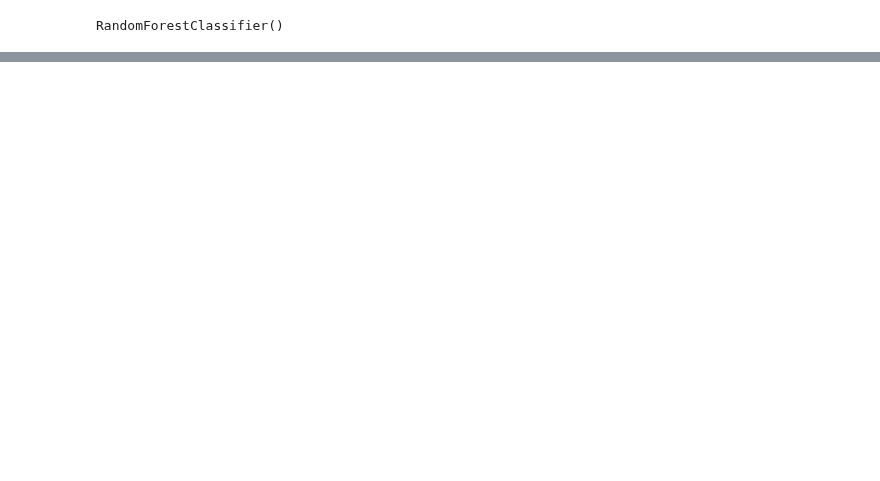
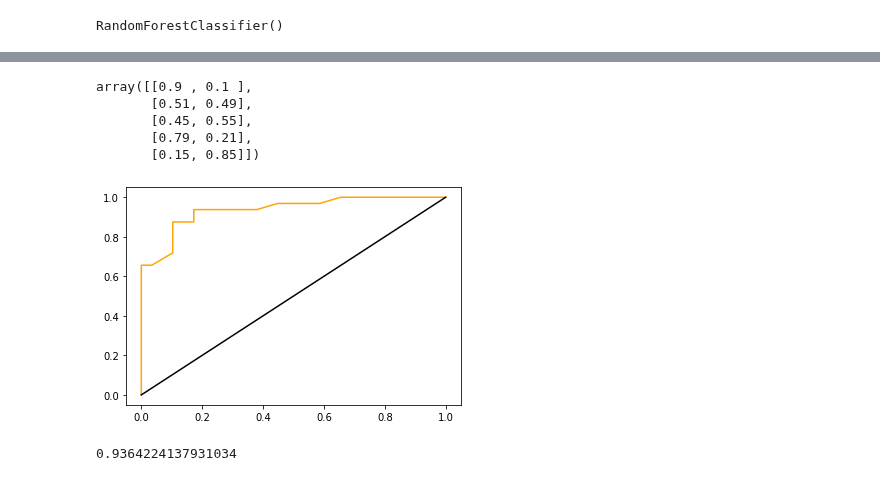
Before and after one commit to kozz84/Udemy, a Jupyter notebook: ZTM_ML_&_DS_Bootcamp_2022.ipynb, the cells around one changed output, grey strips where cells are left out. Saved outputs shown, nothing was run; the diff lists cells and outputs as text; code cells hidden in the pictures; blank space fills up the shorter version.

```diff
--- a/ZTM_ML_&_DS_Bootcamp_2022.ipynb
+++ b/ZTM_ML_&_DS_Bootcamp_2022.ipynb
@@ -522,0 +521,23 @@ array([[0.86, 0.14],
+# %%
+y_probs = model.predict_proba(X_test)
+# %%
+y_probs[:5]
+# %% [output]
+array([[0.9 , 0.1 ],
+       [0.51, 0.49],
+       [0.45, 0.55],
+       [0.79, 0.21],
+       [0.15, 0.85]])
+# %%
+y_probs_positive = y_probs[:,1]
+# %%
+fpr,tpr,thresholds = roc_curve(y_test,y_probs_positive)
+# %%
+def plot_roc_curve(fpr,tpr):
+
+    plt.plot(fpr,tpr,color='orange',label='ROC')
+    plt.plot([0,1],[0,1],color='black',marker='--')
+# %%
+plot_roc_curve(fpr,tpr)
+# %% [output]
+[figure, added]
@@ -522,0 +546,4 @@ array([[0.86, 0.14],
+# %%
+roc_auc_score(y_test,y_probs_positive)
+# %% [output]
+0.9364224137931034
```
Also changed, not shown: parts of 16 cells of this notebook.
